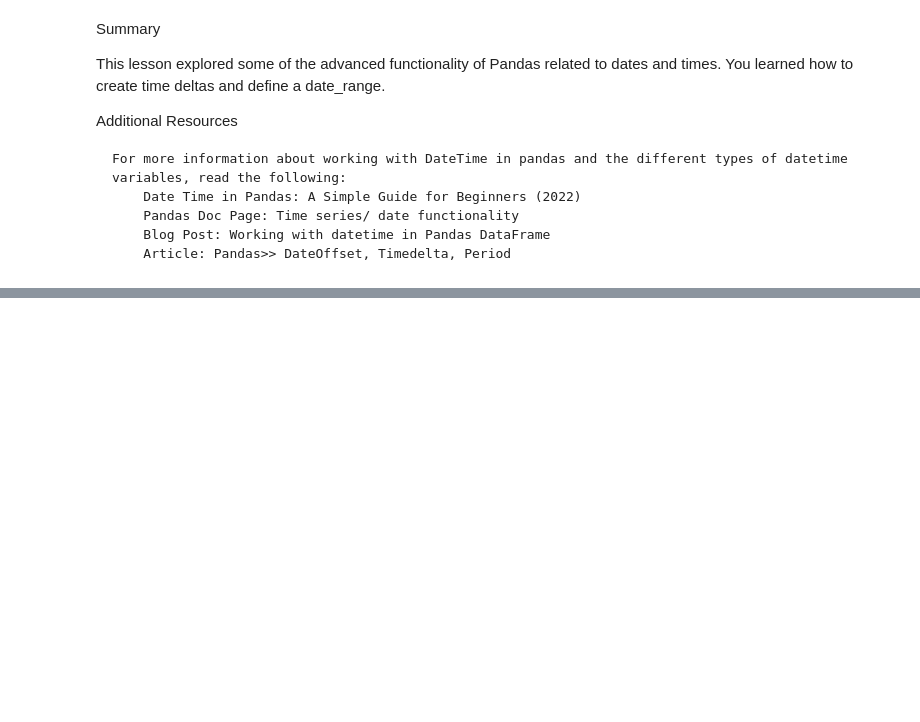
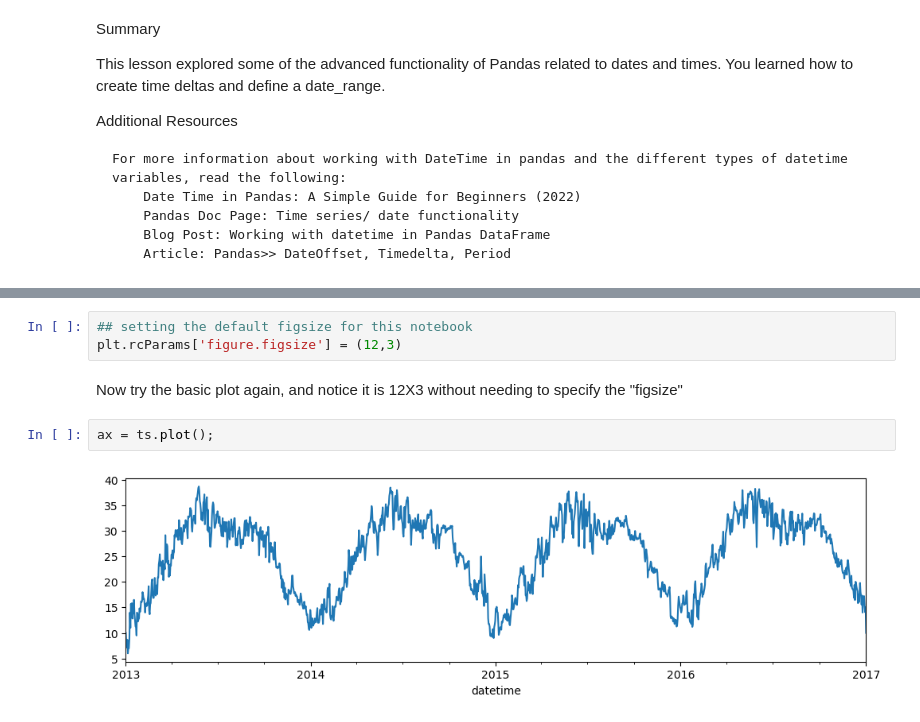
Before and after one commit to hdtran103/Into-to-Date-and-Time-Series-Data, a Jupyter notebook: Intro to Date and Time Series.ipynb, the cells around one changed output, grey strips where cells are left out. Saved outputs shown, nothing was run; the diff lists cells and outputs as text; blank space fills up the shorter version.

```diff
--- a/Intro to Date and Time Series.ipynb
+++ b/Intro to Date and Time Series.ipynb
@@ -939,0 +981,9 @@ Additional Resources
+# %%
+## setting the default figsize for this notebook
+plt.rcParams['figure.figsize'] = (12,3)
+# %% [markdown]
+Now try the basic plot again, and notice it is 12X3 without needing to specify the "figsize"
+# %%
+ax = ts.plot();
+# %% [output]
+[figure, added]
```
Also changed, not shown: parts of 145 cells of this notebook, 1 other file.
